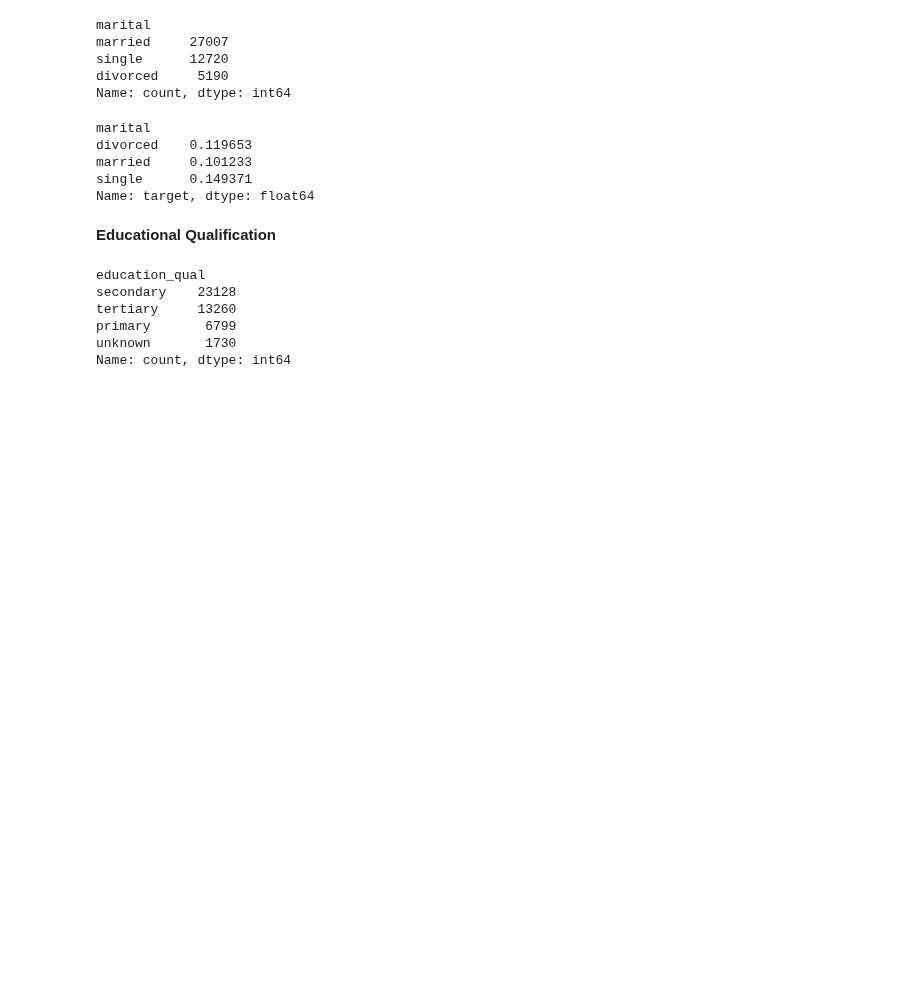
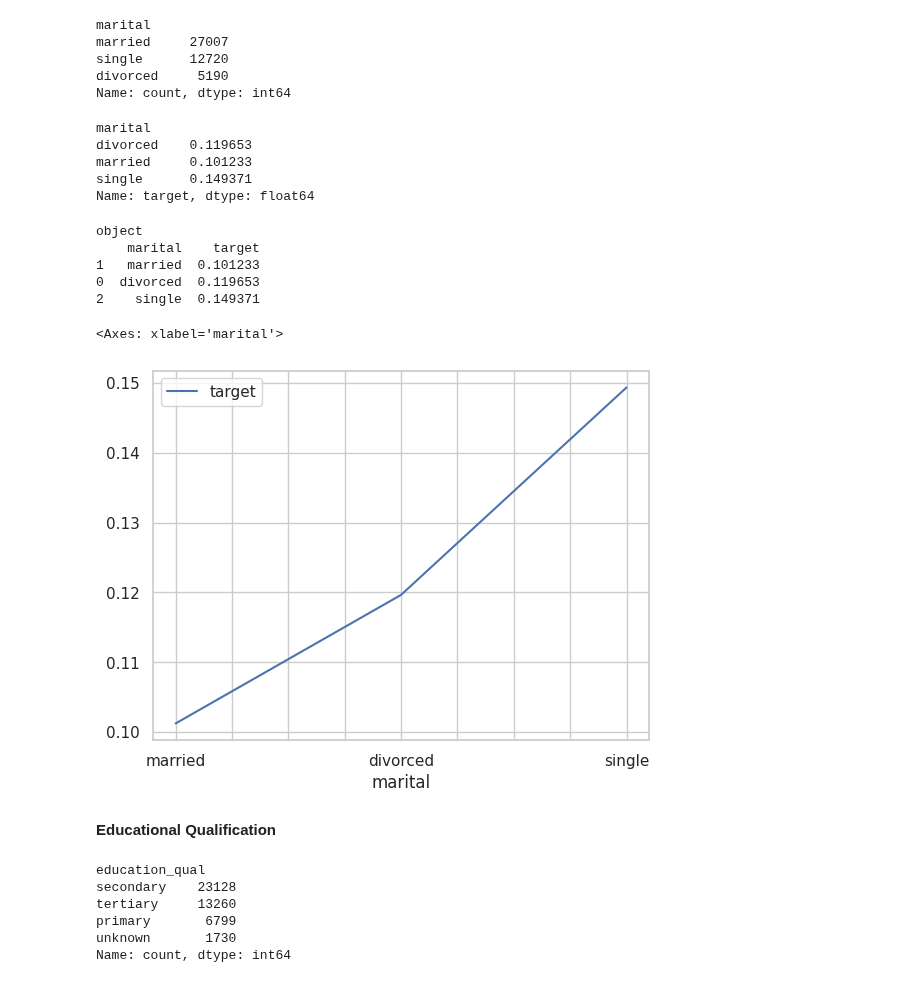
Before and after one commit to Kabilan83/MDTE4-Final-Project, a Jupyter notebook: FP_Cus_Conversion_Prediction.ipynb, the cells around one changed output. Saved outputs shown, nothing was run; the diff lists cells and outputs as text; code cells hidden in the pictures; blank space fills up the shorter version.

```diff
--- a/FP_Cus_Conversion_Prediction.ipynb
+++ b/FP_Cus_Conversion_Prediction.ipynb
@@ -339,6 +381,18 @@ divorced    0.119653
 married     0.101233
 single      0.149371
 Name: target, dtype: float64
+# %%
+print(df['marital'].dtype)
+print((df.groupby('marital')['target'].mean()).reset_index().sort_values('target'))
+(df.groupby('marital')['target'].mean()).reset_index().sort_values('target').plot(x="marital", y='target')
+# %% [output]
+object
+    marital    target
+1   married  0.101233
+0  divorced  0.119653
+2    single  0.149371
+<Axes: xlabel='marital'>
+[figure, added]
 # %% [markdown]
 **Educational Qualification**
 # %%
```
Also changed, not shown: parts of 27 cells of this notebook.
